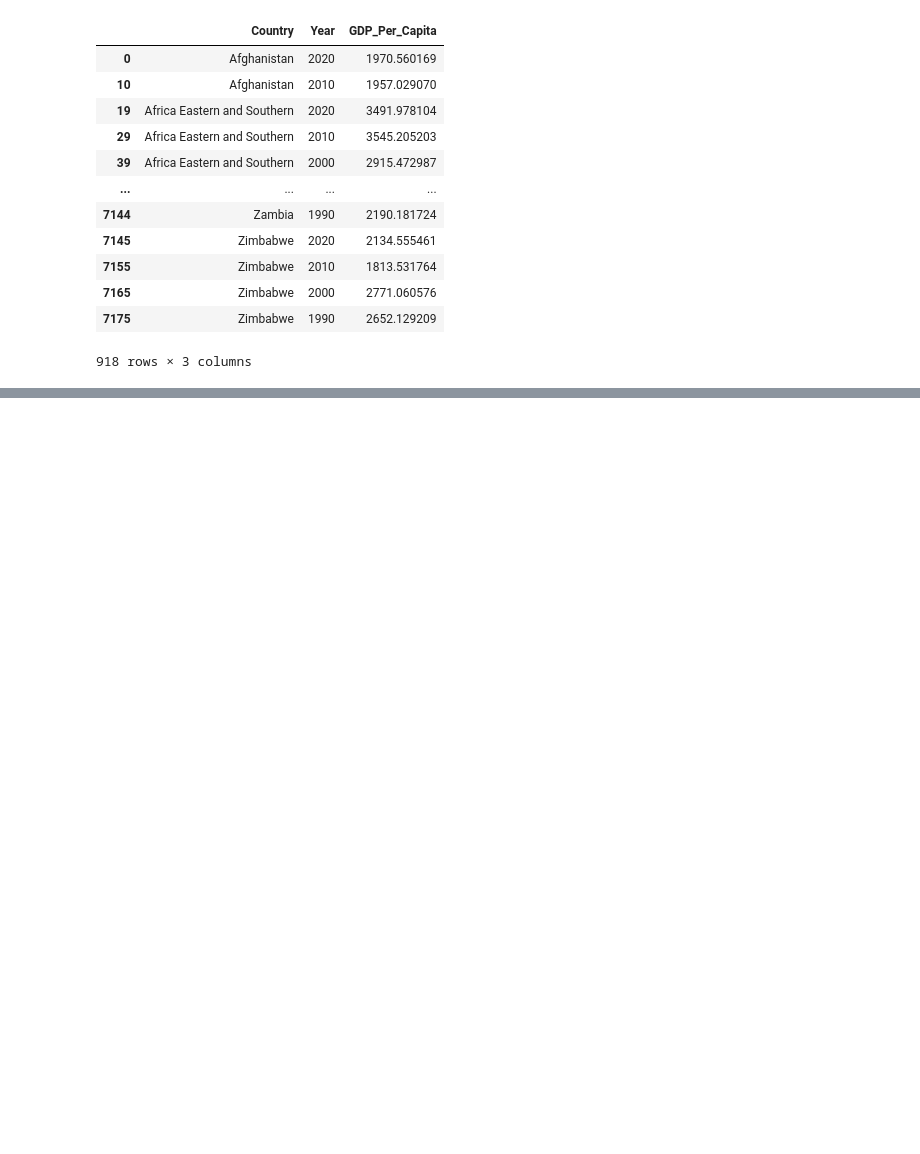
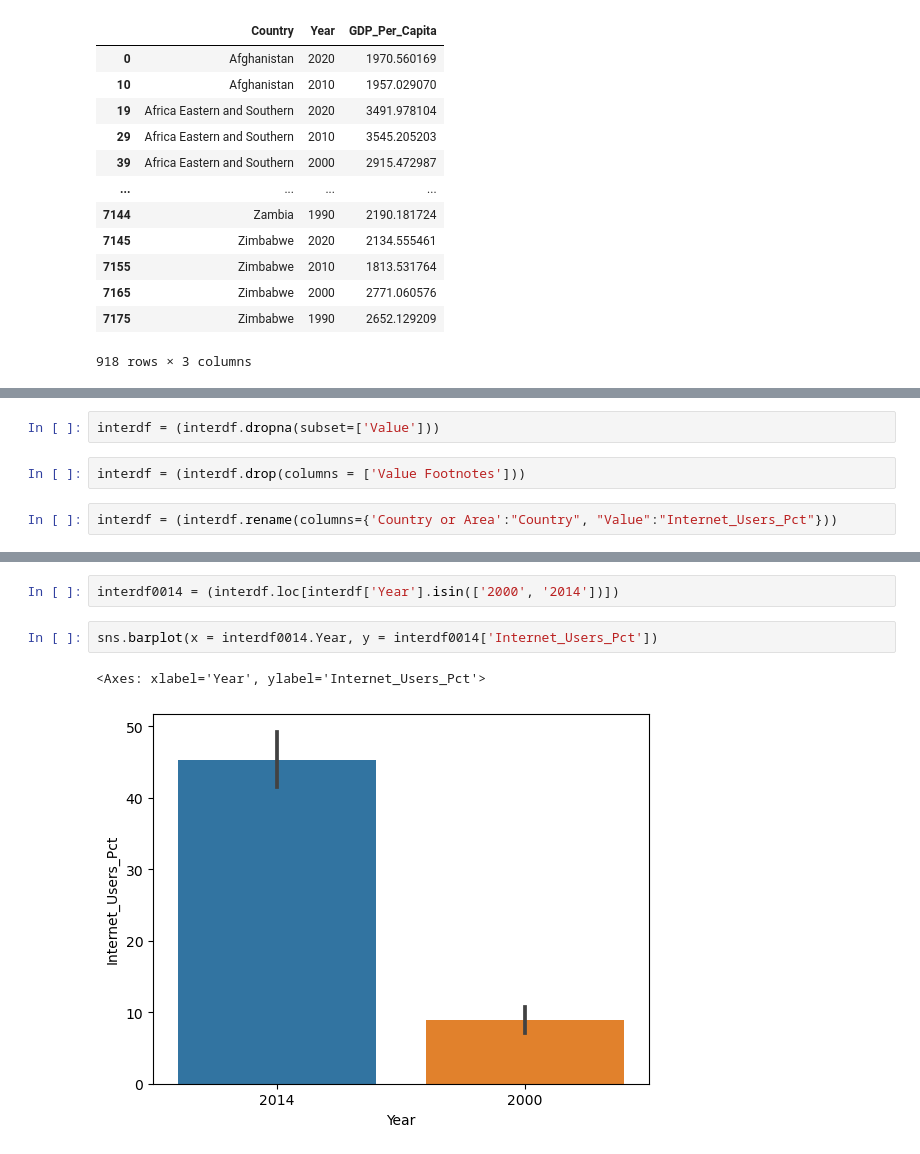
Before and after one commit to NSS-Full-Time-Data-Analytics-11/un-project-rileyhigg, a Jupyter notebook: notebooks/un_project.ipynb, the cells around one changed output, grey strips where cells are left out. Cells and saved outputs as stored; diff of their text form; blank space fills up the shorter version.

```diff
--- a/notebooks/un_project.ipynb
+++ b/notebooks/un_project.ipynb
@@ -421,0 +420,6 @@ interdf
+# %%
+interdf = (interdf.dropna(subset=['Value']))
+# %%
+interdf = (interdf.drop(columns = ['Value Footnotes']))
+# %%
+interdf = (interdf.rename(columns={'Country or Area':"Country", "Value":"Internet_Users_Pct"}))
@@ -421,0 +500,7 @@ interdf
+# %%
+interdf0014 = (interdf.loc[interdf['Year'].isin(['2000', '2014'])])
+# %%
+sns.barplot(x = interdf0014.Year, y = interdf0014['Internet_Users_Pct'])
+# %% [output]
+<Axes: xlabel='Year', ylabel='Internet_Users_Pct'>
+[figure, added]
```
Also changed, not shown: parts of 80 cells of this notebook.
